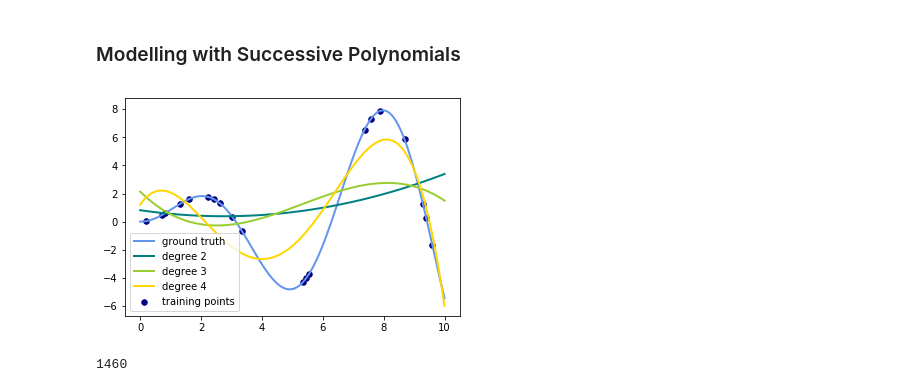
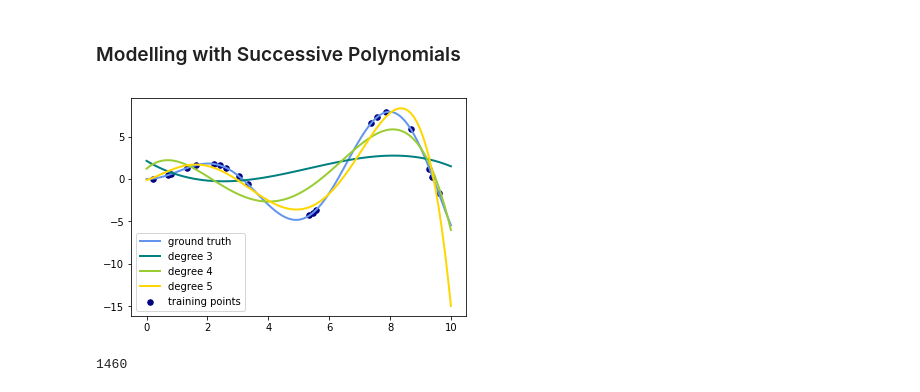
Before and after one commit to calebdagenhart/ds-skills-polynomial-pipeline-atlanta-ds-100918, a Jupyter notebook: index.ipynb, the cells around one changed output. Cells and saved outputs as stored; diff of their text form; code cells hidden in the pictures.

```diff
--- a/index.ipynb
+++ b/index.ipynb
@@ -96,35 +96,35 @@ x_plot = np.linspace(0, 10, 100)
 
 # generate points and keep a subset of them
 x = np.linspace(0, 10, 100)
 rng = np.random.RandomState(0)
 rng.shuffle(x)
 x = np.sort(x[:20])
 y = f(x)
 
 # create matrix versions of these arrays
 X = x.reshape(-1,1)
 X_plot = x_plot.reshape(-1, 1)
 # [:, np.newaxis]
 # X_plot = x_plot[:, np.newaxis]
 
 colors = ['teal', 'yellowgreen', 'gold']
 lw = 2
 plt.plot(x_plot, f(x_plot), color='cornflowerblue', linewidth=lw,
          label="ground truth")
 plt.scatter(x, y, color='navy', s=30, marker='o', label="training points")
 
-for count, degree in enumerate([2, 3, 4]):
+for count, degree in enumerate([3, 4, 5]):
     model = make_pipeline(PolynomialFeatures(degree), Ridge())
     model.fit(X, y)
     y_plot = model.predict(X_plot)
     plt.plot(x_plot, y_plot, color=colors[count], linewidth=lw,
              label="degree {}".format(degree))
 
 plt.legend(loc='lower left')
 
 plt.show()
 # %% [output]
-[figure, old version]
+[figure, new version]
 # %%
 import pandas as pd
 import numpy as np
```
